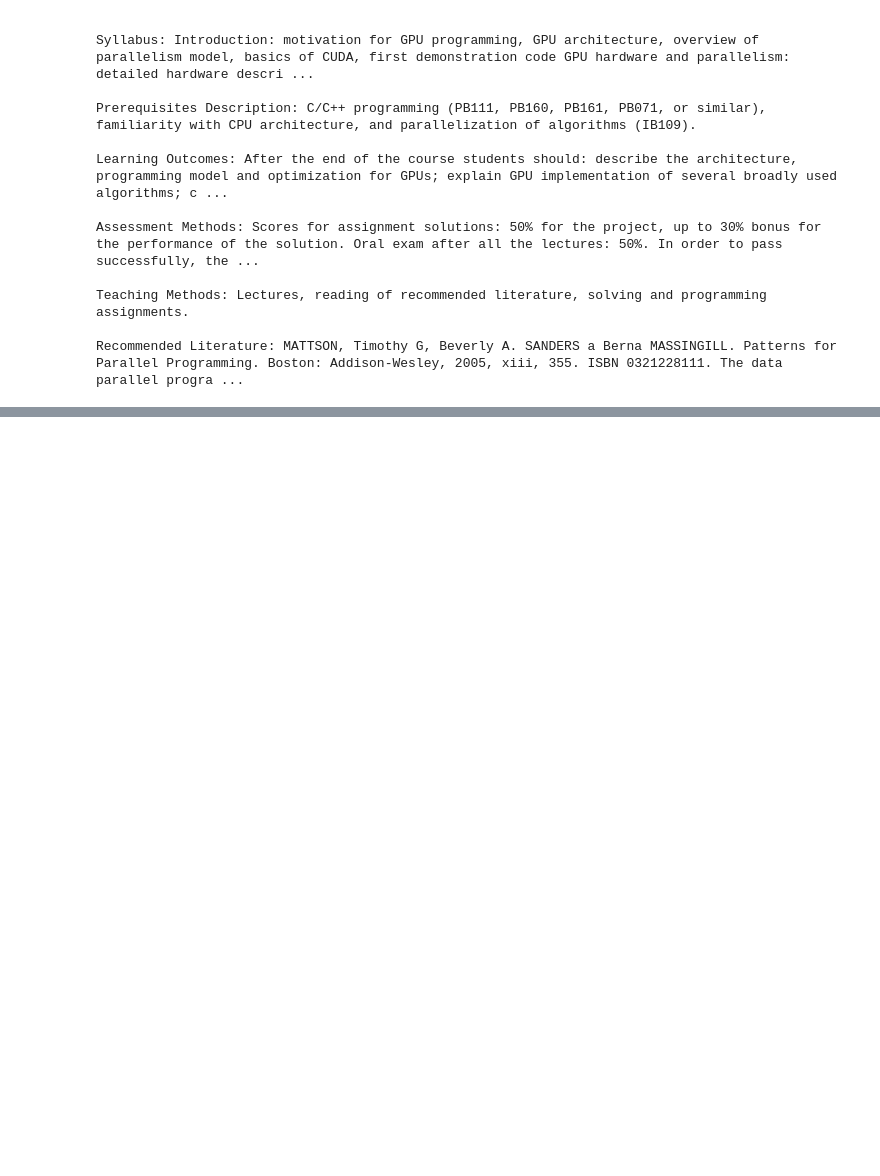
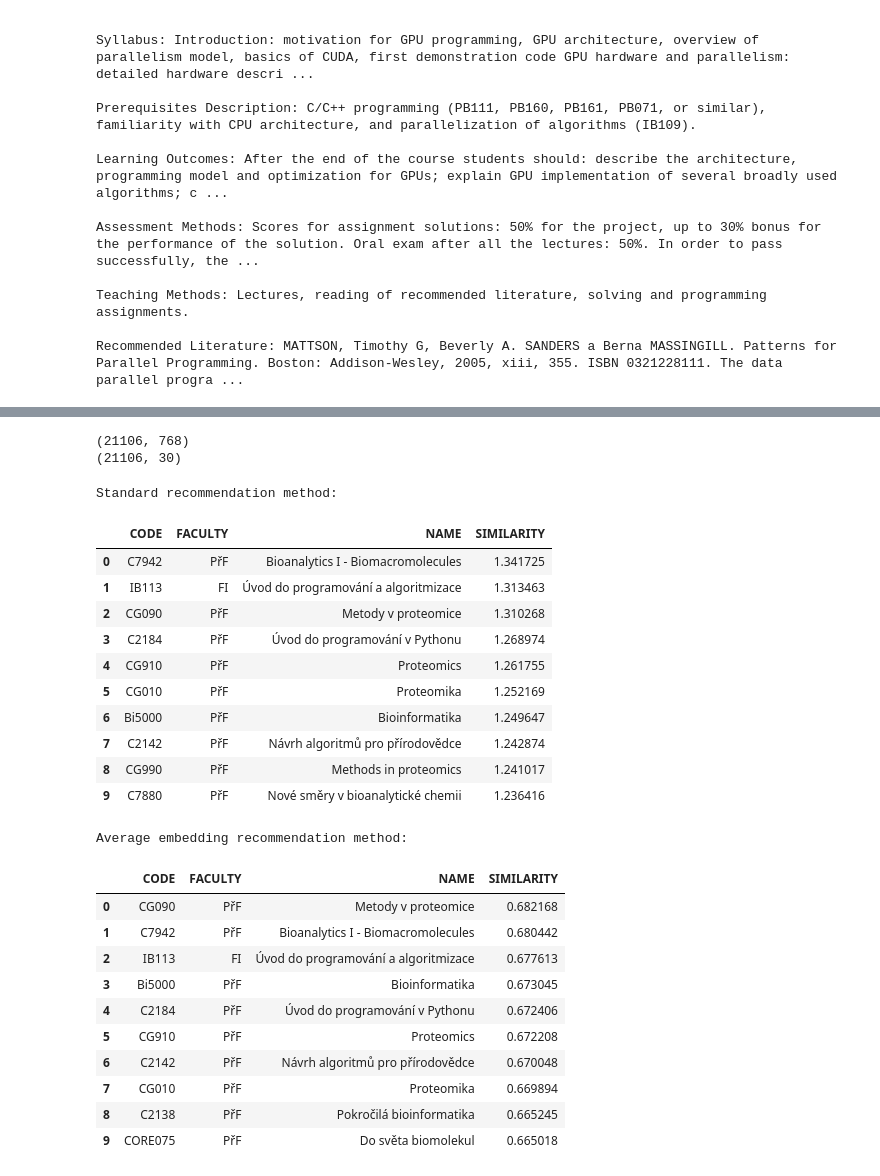
Before and after one commit to tomz197/course-recommender, a Jupyter notebook: notebooks/embeddings_tomas.ipynb, the cells around one changed output, grey strips where cells are left out. Drawn from its saved outputs; the diff is of its cells as text; code cells hidden in the pictures; blank space fills up the shorter version.

```diff
--- a/notebooks/embeddings_tomas.ipynb
+++ b/notebooks/embeddings_tomas.ipynb
@@ -358,0 +578,14 @@ VLFA07212c        7994
+# %%
+# Load embeddings from the specified file
+import numpy as np
+import os
+import logging
+
+embeddings_file = os.path.join("data", "embeddings", "embeddings_tomas_01.npy")
+embeddings = np.load(embeddings_file)
+
+print(embeddings.shape)
+print(df.shape)
+# %% [output]
+(21106, 768)
+(21106, 30)
@@ -358,0 +663,60 @@ VLFA07212c        7994
+# %%
+from app.recommend.embeddings import recommend_courses
+
+LIKED_CODES = ["PV197", "IB031", "CORE047"]
+DISLIKED_CODES = ["MB151", "MB152", "MB154"]
+SKIPPED_CODES = []
+
+# Get recommendations using the standard method
+rec_courses = recommend_courses(
+    liked_codes=LIKED_CODES,
+    disliked_codes=DISLIKED_CODES,
+    skipped_codes=SKIPPED_CODES,
+    all_embeds=embeddings,
+    courseClient=course_client,
+    n=10
+)
+rec_df = pd.DataFrame(rec_courses)
+
+# Get recommendations using the average method
+rec_courses_avg = recommend_average(
+    liked_codes=LIKED_CODES,
+    disliked_codes=DISLIKED_CODES,
+    skipped_codes=SKIPPED_CODES,
+    all_embeds=embeddings,
+    courseClient=course_client,
+    n=10
+)
+rec_avg_df = pd.DataFrame(rec_courses_avg)
+
+# Display both side by side
+print("Standard recommendation method:")
+display(rec_df[["CODE", "FACULTY", "NAME", "SIMILARITY"]].style.set_properties(**{'text-align': 'left'}))
+
+print("\nAverage embedding recommendation method:")
+display(rec_avg_df[["CODE", "FACULTY", "NAME", "SIMILARITY"]].style.set_properties(**{'text-align': 'left'}))
+# %% [output]
+Standard recommendation method:
+|  | CODE | FACULTY | NAME | SIMILARITY |
+| 0 | C7942 | PřF | Bioanalytics I - Biomacromolecules | 1.341725 |
+| 1 | IB113 | FI | Úvod do programování a algoritmizace | 1.313463 |
+| 2 | CG090 | PřF | Metody v proteomice | 1.310268 |
+| 3 | C2184 | PřF | Úvod do programování v Pythonu | 1.268974 |
+| 4 | CG910 | PřF | Proteomics | 1.261755 |
+| 5 | CG010 | PřF | Proteomika | 1.252169 |
+| 6 | Bi5000 | PřF | Bioinformatika | 1.249647 |
+| 7 | C2142 | PřF | Návrh algoritmů pro přírodovědce | 1.242874 |
+| 8 | CG990 | PřF | Methods in proteomics | 1.241017 |
+| 9 | C7880 | PřF | Nové směry v bioanalytické chemii | 1.236416 |
+Average embedding recommendation method:
+|  | CODE | FACULTY | NAME | SIMILARITY |
+| 0 | CG090 | PřF | Metody v proteomice | 0.682168 |
+| 1 | C7942 | PřF | Bioanalytics I - Biomacromolecules | 0.680442 |
+| 2 | IB113 | FI | Úvod do programování a algoritmizace | 0.677613 |
+| 3 | Bi5000 | PřF | Bioinformatika | 0.673045 |
+| 4 | C2184 | PřF | Úvod do programování v Pythonu | 0.672406 |
+| 5 | CG910 | PřF | Proteomics | 0.672208 |
+| 6 | C2142 | PřF | Návrh algoritmů pro přírodovědce | 0.670048 |
+| 7 | CG010 | PřF | Proteomika | 0.669894 |
+| 8 | C2138 | PřF | Pokročilá bioinformatika | 0.665245 |
+| 9 | CORE075 | PřF | Do světa biomolekul | 0.665018 |
```
Also changed, not shown: parts of 4 cells of this notebook, 1 other file.
